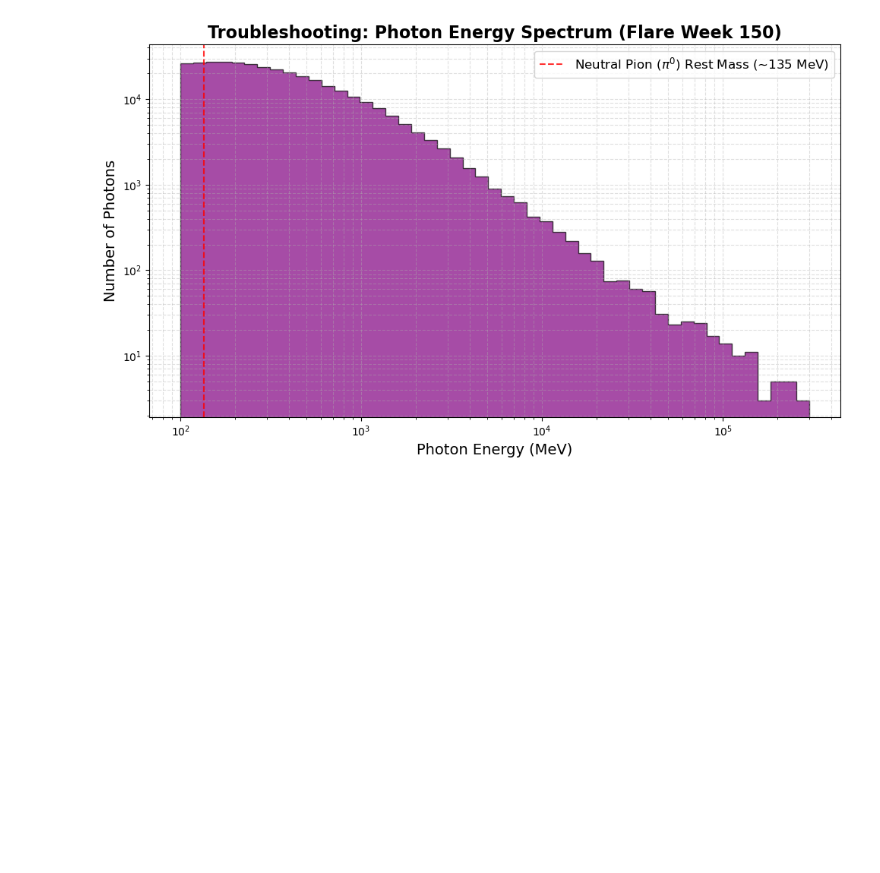
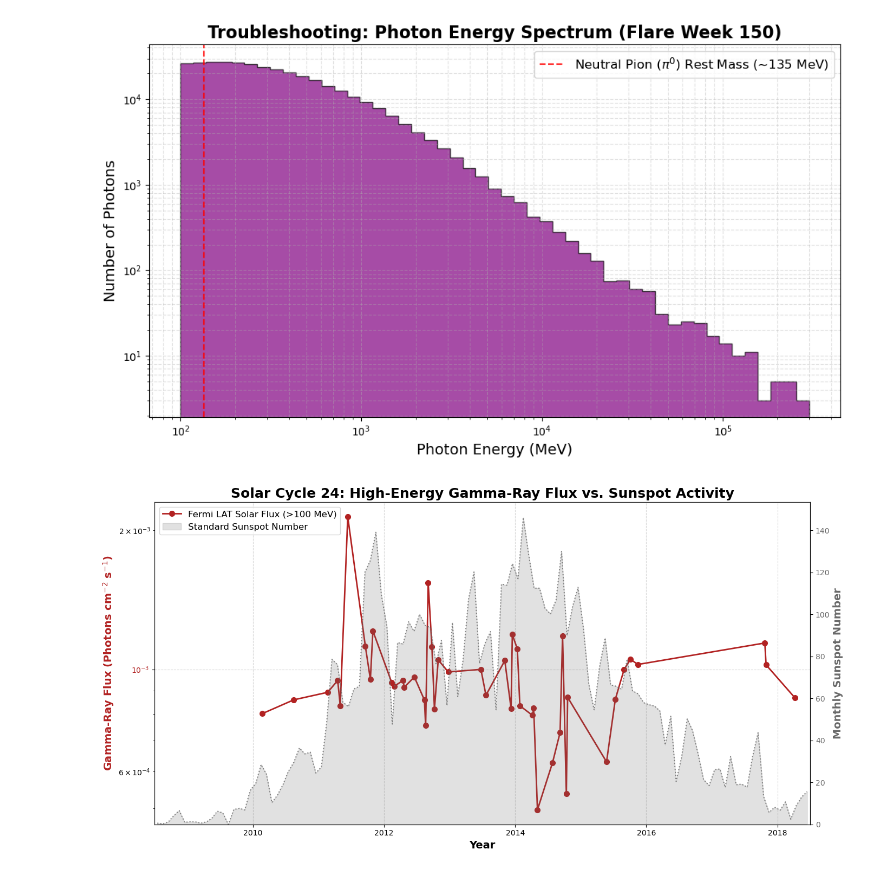
Before and after one commit to UwULeader/fermi_project, a Jupyter notebook: fermi/analysis.ipynb, the cells around one changed output. Saved outputs shown, nothing was run; the diff lists cells and outputs as text; code cells hidden in the pictures; blank space fills up the shorter version.

Commit message:
Last minute results in analysis, put a copy of all scripts in one folder, graph of sidc

```diff
--- a/fermi/analysis.ipynb
+++ b/fermi/analysis.ipynb
@@ -275,3 +275,58 @@ else:
     plt.show()
 # %% [output]
 [figure]
+# %%
+import pandas as pd
+import matplotlib.pyplot as plt
+
+#Load the data
+df = pd.read_csv('solar_cycle_flux.csv')
+df = df.sort_values('week')
+
+#Convert Fermi Week to Calendar Year (Week 1 = Aug 2008)
+df['year'] = 2008.59 + (df['week'] - 1) * (7 / 365.25)
+
+#get the sunspot data from SIDC
+#SIDC provides a live CSV of historical monthly sunspot numbers
+url = 'https://www.sidc.be/SILSO/DATA/SN_m_tot_V2.0.csv'
+# Columns: Year, Month, DecimalYear, SunspotNumber, StdDev, Obs, Marker
+sunspots = pd.read_csv(url, sep=';', header=None,
+                       names=['Y', 'M', 'DecimalYear', 'SSN', 'StdDev', 'Obs', 'Def'])
+
+# Filter for the Fermi Era (2008 to 2018)
+sunspots = sunspots[(sunspots['DecimalYear'] >= 2008.5) & (sunspots['DecimalYear'] <= 2018.5)]
+
+
+fig, ax1 = plt.subplots(figsize=(14, 7))
+
+#left axis for gamma-ray flux
+color1 = 'firebrick'
+ax1.set_xlabel('Year', fontsize=14, fontweight='bold')
+ax1.set_ylabel('Gamma-Ray Flux (Photons cm$^{-2}$ s$^{-1}$)', color=color1, fontsize=14, fontweight='bold')
+ax1.plot(df['year'], df['flux'], color=color1, marker='o', linestyle='-', linewidth=2, markersize=7, label='Fermi LAT Solar Flux (>100 MeV)')
+ax1.tick_params(axis='y', labelcolor=color1)
+ax1.set_yscale('log')
+ax1.grid(True, which='major', linestyle='--', alpha=0.5)
+
+#right axis for sunspot number
+ax2 = ax1.twinx()
+color2 = 'dimgrey'
+ax2.set_ylabel('Monthly Sunspot Number', color=color2, fontsize=14, fontweight='bold')
+ax2.fill_between(sunspots['DecimalYear'], 0, sunspots['SSN'], color=color2, alpha=0.2, label='Standard Sunspot Number')
+ax2.plot(sunspots['DecimalYear'], sunspots['SSN'], color=color2, linestyle=':', alpha=0.8)
+ax2.tick_params(axis='y', labelcolor=color2)
+ax2.set_ylim(bottom=0)
+
+lines_1, labels_1 = ax1.get_legend_handles_labels()
+lines_2, labels_2 = ax2.get_legend_handles_labels()
+ax1.legend(lines_1 + lines_2, labels_1 + labels_2, loc='upper left', fontsize=12)
+
+plt.title('Solar Cycle 24: High-Energy Gamma-Ray Flux vs. Sunspot Activity', fontsize=18, fontweight='bold')
+plt.xlim(2008.5, 2018.5)
+plt.tight_layout()
+
+#Save the final figure
+plt.savefig('Solar_Cycle_24_Final.png', dpi=300)
+plt.show()
+# %% [output]
+[figure, added]
```
Also changed, not shown: parts of 2 cells of this notebook, 13 other files.
